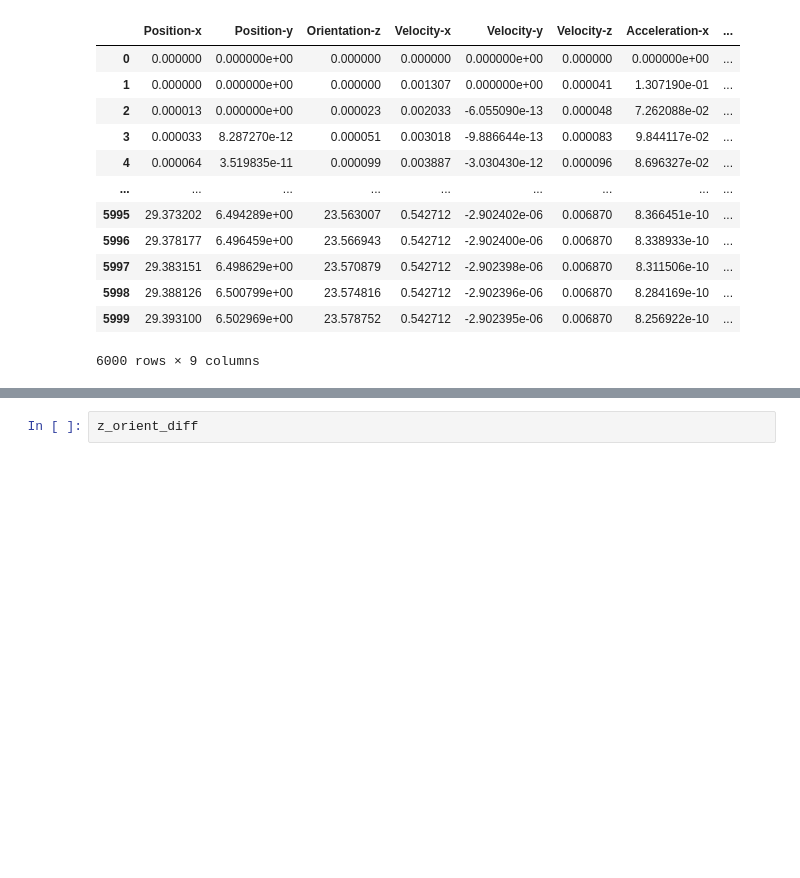
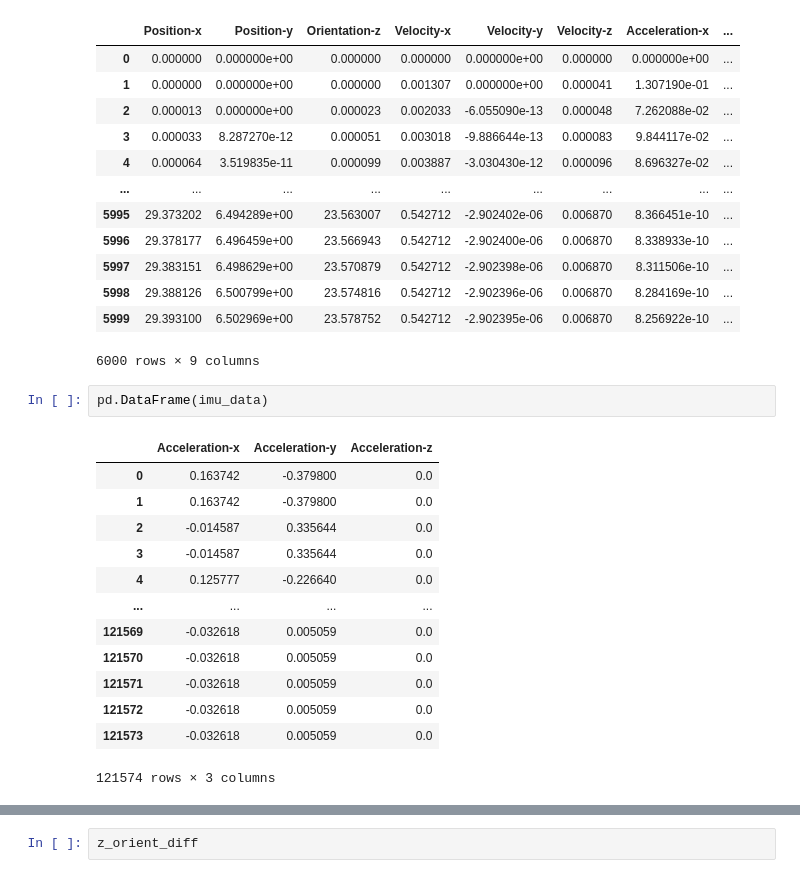
Before and after one commit to g-poulos/usv_controller, a Jupyter notebook: sim_scripts/test.ipynb, the cells around one changed output, grey strips where cells are left out. Cells and saved outputs as stored; diff of their text form; blank space fills up the shorter version.

```diff
--- a/sim_scripts/test.ipynb
+++ b/sim_scripts/test.ipynb
@@ -152,6 +68,22 @@ diff_data
 | 5998 | 29.388126 | 6.500799e+00 | 23.574816 | 0.542712 | -2.902396e-06 | 0.006870 | 8.284169e-10 | ... |
 | 5999 | 29.393100 | 6.502969e+00 | 23.578752 | 0.542712 | -2.902395e-06 | 0.006870 | 8.256922e-10 | ... |
 6000 rows × 9 columns
+# %%
+pd.DataFrame(imu_data)
+# %% [output]
+|  | Acceleration-x | Acceleration-y | Acceleration-z |
+| 0 | 0.163742 | -0.379800 | 0.0 |
+| 1 | 0.163742 | -0.379800 | 0.0 |
+| 2 | -0.014587 | 0.335644 | 0.0 |
+| 3 | -0.014587 | 0.335644 | 0.0 |
+| 4 | 0.125777 | -0.226640 | 0.0 |
+| ... | ... | ... | ... |
+| 121569 | -0.032618 | 0.005059 | 0.0 |
+| 121570 | -0.032618 | 0.005059 | 0.0 |
+| 121571 | -0.032618 | 0.005059 | 0.0 |
+| 121572 | -0.032618 | 0.005059 | 0.0 |
+| 121573 | -0.032618 | 0.005059 | 0.0 |
+121574 rows × 3 columns
 # %%
 x_pos_diff = align_values(diff_data['Position-x'], odom_data_size)
 y_pos_diff = align_values(diff_data['Position-y'], odom_data_size)
```
Also changed, not shown: parts of 10 cells of this notebook, 1 other file.
